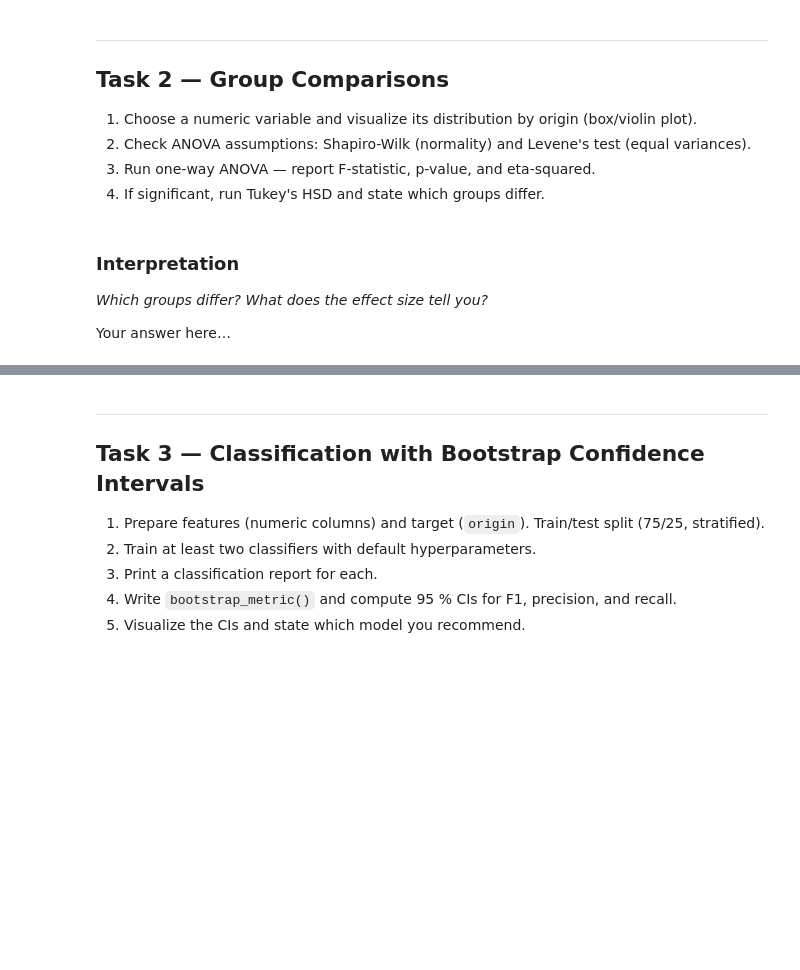
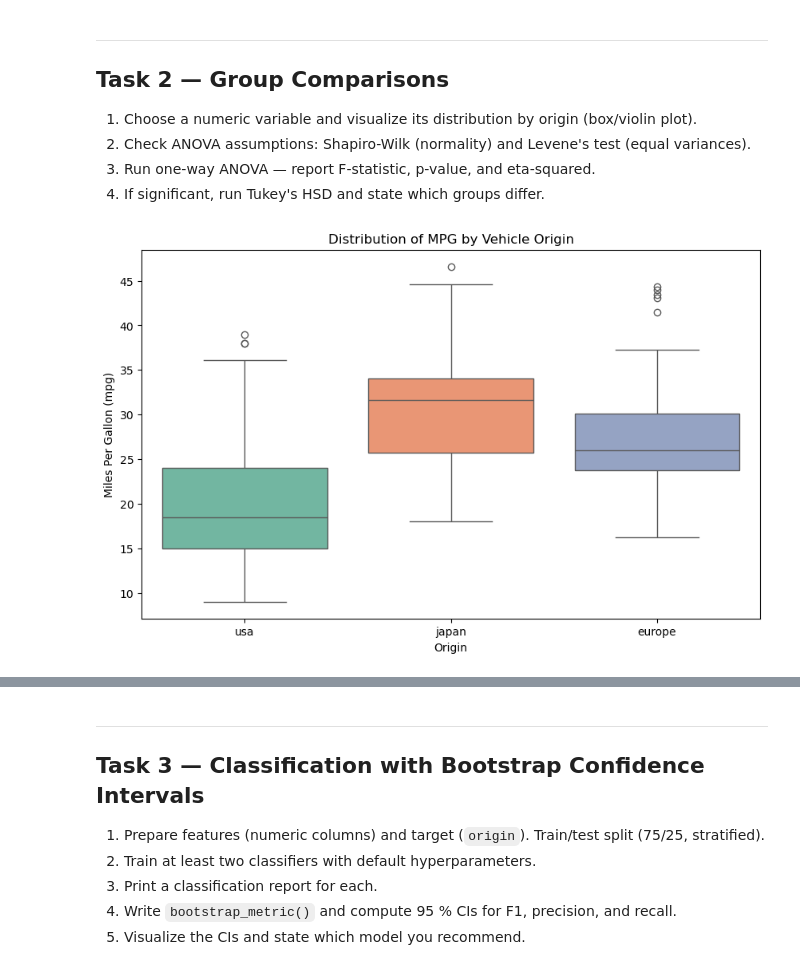
Before and after one commit to Data-AI-IDDA/m3-13-assessment, a Jupyter notebook: m3-13-assessment.ipynb, the cells around one changed output, grey strips where cells are left out. Cells and saved outputs as stored; diff of their text form; code cells hidden in the pictures; blank space fills up the shorter version.

```diff
--- a/m3-13-assessment.ipynb
+++ b/m3-13-assessment.ipynb
@@ -62,6 +129,10 @@ Your answer here…
-# %% [markdown]
-### Interpretation
-
-*Which groups differ? What does the effect size tell you?*
-
-Your answer here…
+# %%
+# Distribution visualization by origin
+plt.figure(figsize=(10, 6))
+sns.boxplot(data=mpg, x='origin', y='mpg', hue='origin', palette='Set2', legend=False)
+plt.title("Distribution of MPG by Vehicle Origin")
+plt.xlabel("Origin")
+plt.ylabel("Miles Per Gallon (mpg)")
+plt.show()
+# %% [output]
+[figure, added]
```
Also changed, not shown: parts of 34 cells of this notebook.
